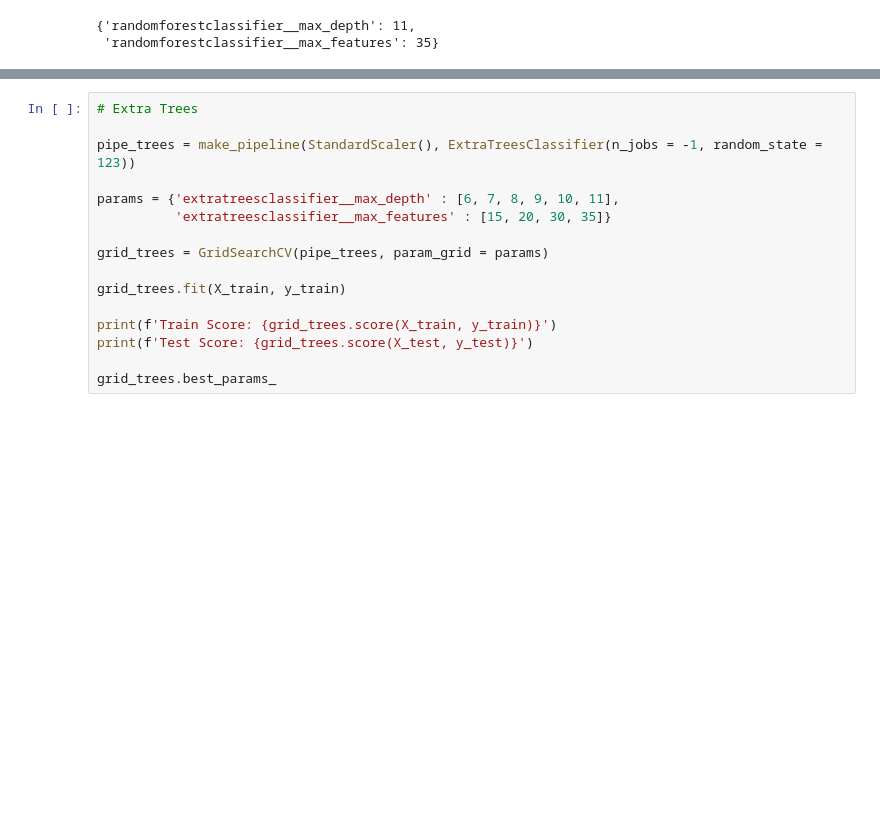
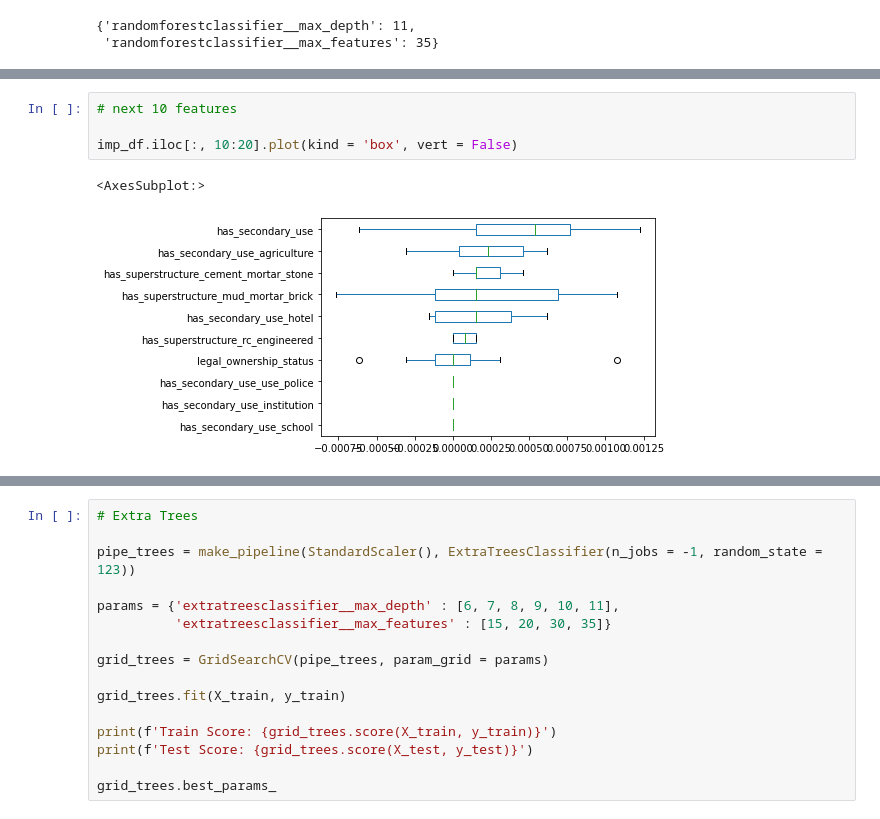
Before and after one commit to vleong1/modeling_earthquake_damage, a Jupyter notebook: veronica_le_all_cols.ipynb, the cells around one changed output, grey strips where cells are left out. Drawn from its saved outputs; the diff is of its cells as text; blank space fills up the shorter version.

```diff
--- a/veronica_le_all_cols.ipynb
+++ b/veronica_le_all_cols.ipynb
@@ -128,0 +145,7 @@ print(len(pipe_forest_fi.named_steps['randomforestclassifier'].feature_importanc
+# %%
+# next 10 features
+
+imp_df.iloc[:, 10:20].plot(kind = 'box', vert = False)
+# %% [output]
+<AxesSubplot:>
+[figure, added]
```
Also changed, not shown: parts of 24 cells of this notebook, 3 other files.
